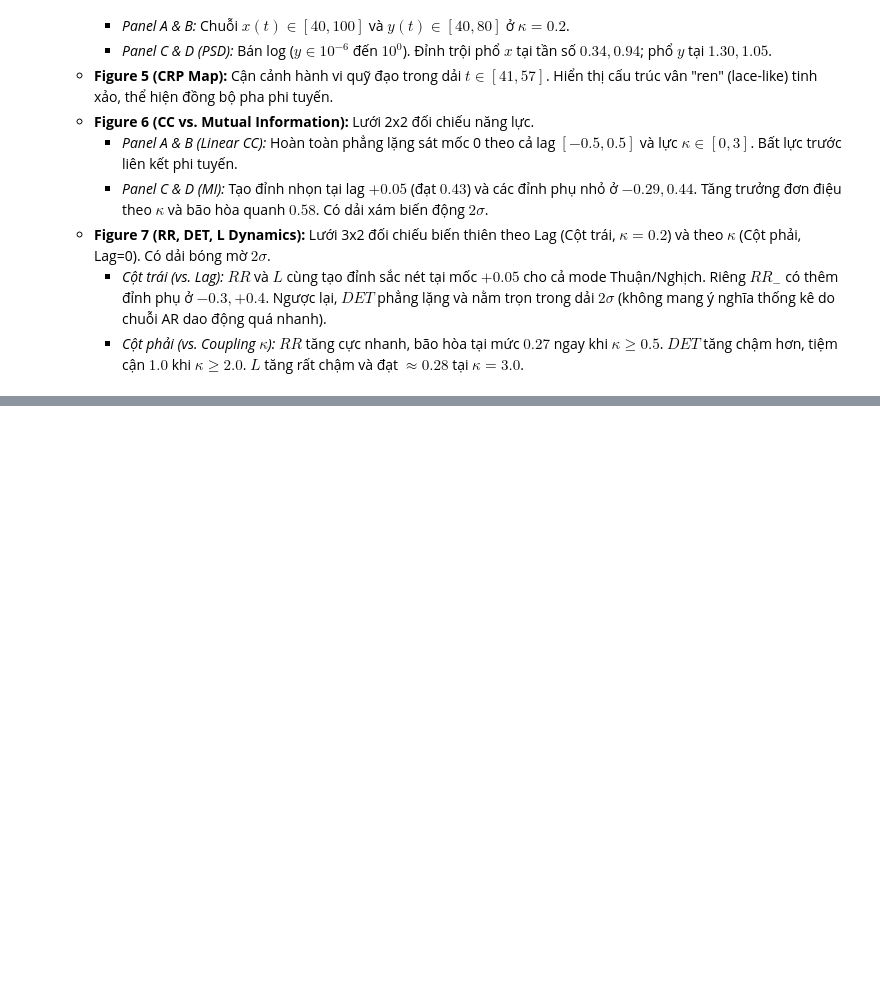
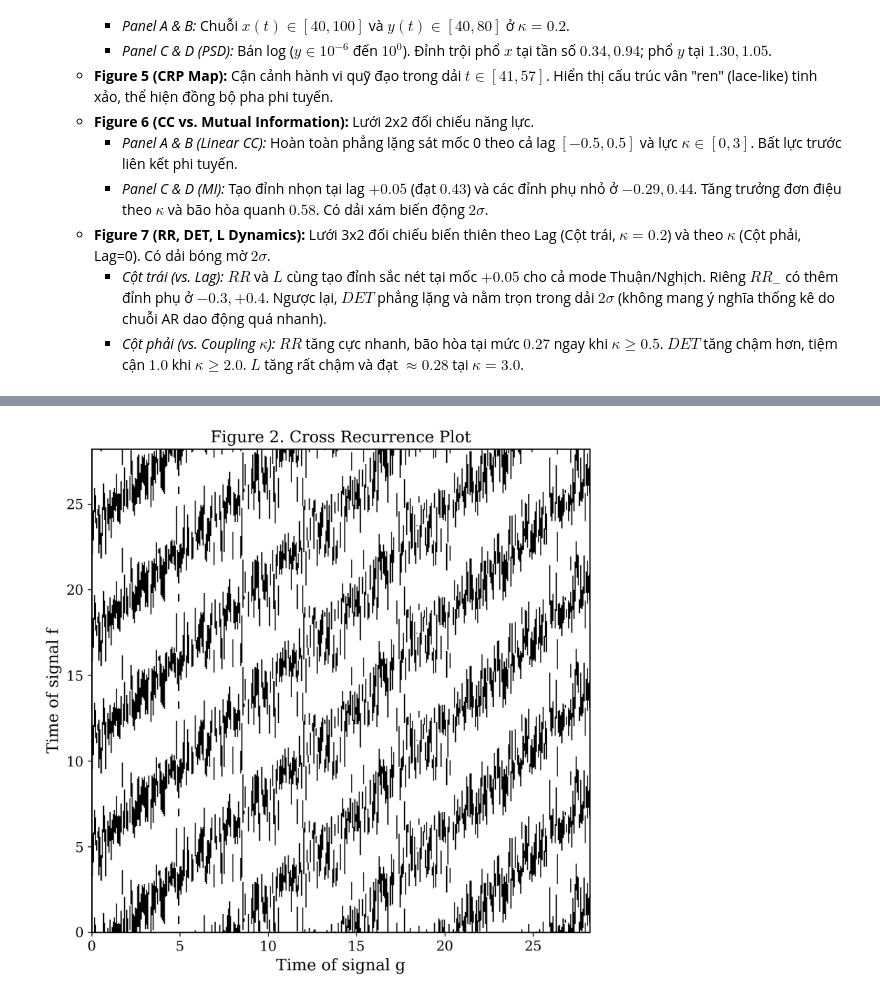
Before and after one commit to Vutu2003/Nonlinear-Time-Series-Analysis, a Jupyter notebook: paper_replications/Marwan_Kruths_Cross_Recurrence_Plot.ipynb, the cells around one changed output, grey strips where cells are left out. Cells and saved outputs as stored; diff of their text form; code cells hidden in the pictures; blank space fills up the shorter version.

```diff
--- a/paper_replications/Marwan_Kruths_Cross_Recurrence_Plot.ipynb
+++ b/paper_replications/Marwan_Kruths_Cross_Recurrence_Plot.ipynb
@@ -33,0 +138,41 @@
+# %%
+# =============================================================================
+# CELL 6: CRP GEOMETRY & FIGURE 2
+# =============================================================================
+
+# Cấu hình CRP
+m = 3
+tau = 25
+epsilon = 1.5
+
+# Nhúng không gian pha
+X = embed_time_series(f_z, m=m, tau=tau)
+Y = embed_time_series(g_z, m=m, tau=tau)
+
+# Ma trận khoảng cách và CRP
+D = compute_cross_distance_matrix(X, Y)
+CR = compute_cross_recurrence_matrix(D, epsilon=epsilon)
+
+# Trục thời gian tương ứng với chỉ số bắt đầu của vector nhúng
+x_emb = x[:X.shape[0]]
+
+# Figure 2
+fig, ax = plt.subplots(figsize=(7, 7))
+
+ax.imshow(
+    CR,
+    cmap="binary",
+    origin="lower",
+    interpolation="none",
+    extent=[x_emb[0], x_emb[-1], x_emb[0], x_emb[-1]],
+    aspect="auto"
+)
+
+ax.set_title("Figure 2. Cross Recurrence Plot")
+ax.set_xlabel("Time of signal g")
+ax.set_ylabel("Time of signal f")
+
+plt.tight_layout()
+plt.show()
+# %% [output]
+[figure, added]
```
Also changed, not shown: parts of 9 cells of this notebook.
